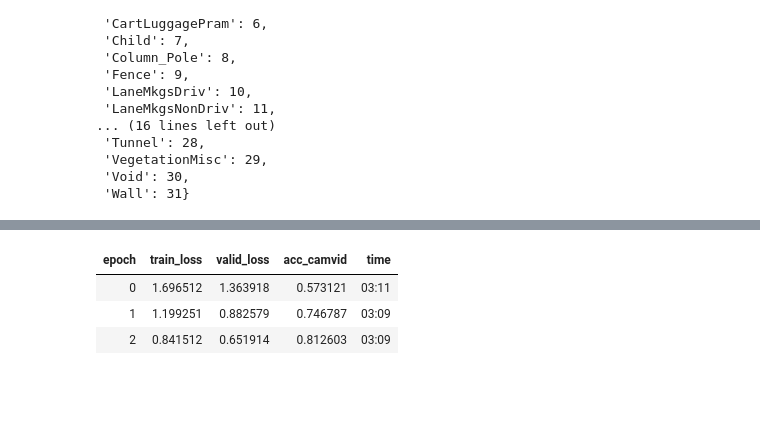
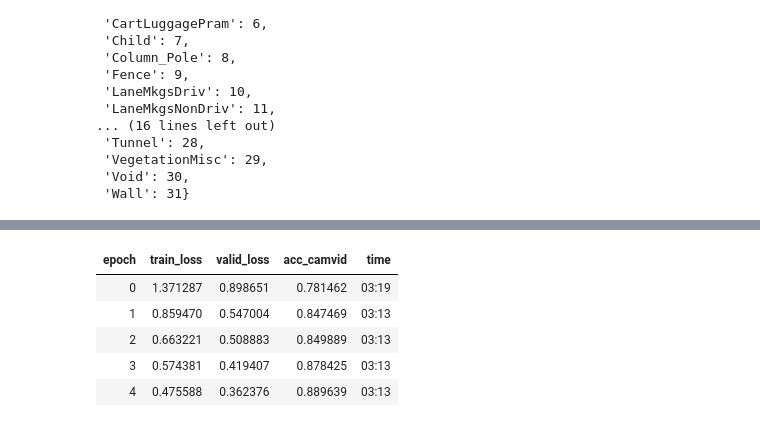
Before and after one commit to Aravinda89/multi_label_classification, a Jupyter notebook: Image_Segmentation.ipynb, the cells around one changed output, grey strips where cells are left out. Cells and saved outputs as stored; diff of their text form; code cells hidden in the pictures; blank space fills up the shorter version.

```diff
--- a/Image_Segmentation.ipynb
+++ b/Image_Segmentation.ipynb
@@ -251,7 +249,9 @@ Minimum/10: 8.32e-03, steepest point: 1.20e-03
 # %%
-learn.fit_flat_cos(3, slice(8.32e-03))
+learn.fit_flat_cos(5, slice(1.32e-03))
 # %% [output]
 | epoch | train_loss | valid_loss | acc_camvid | time |
-| 0 | 1.696512 | 1.363918 | 0.573121 | 03:11 |
-| 1 | 1.199251 | 0.882579 | 0.746787 | 03:09 |
-| 2 | 0.841512 | 0.651914 | 0.812603 | 03:09 |
+| 0 | 1.371287 | 0.898651 | 0.781462 | 03:19 |
+| 1 | 0.859470 | 0.547004 | 0.847469 | 03:13 |
+| 2 | 0.663221 | 0.508883 | 0.849889 | 03:13 |
+| 3 | 0.574381 | 0.419407 | 0.878425 | 03:13 |
+| 4 | 0.475588 | 0.362376 | 0.889639 | 03:13 |
```
Also changed, not shown: parts of 30 cells of this notebook.
